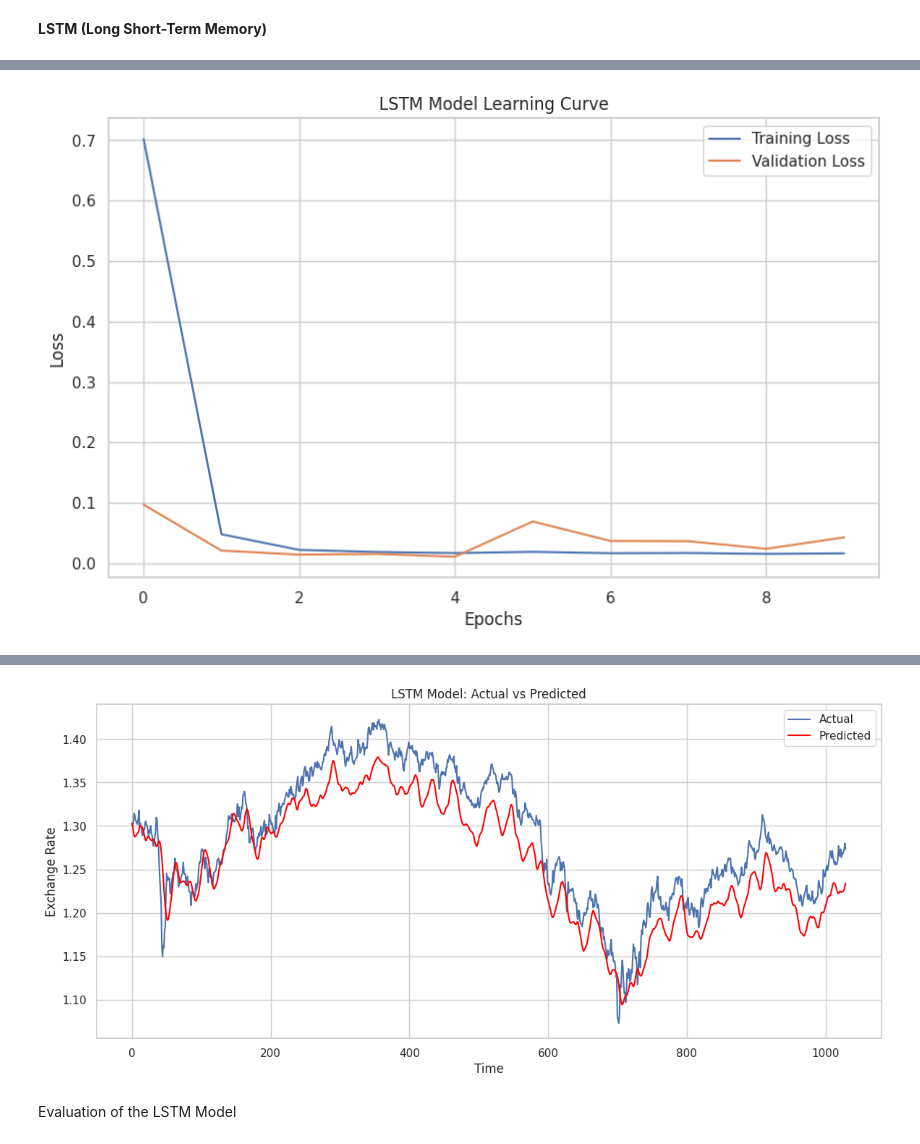
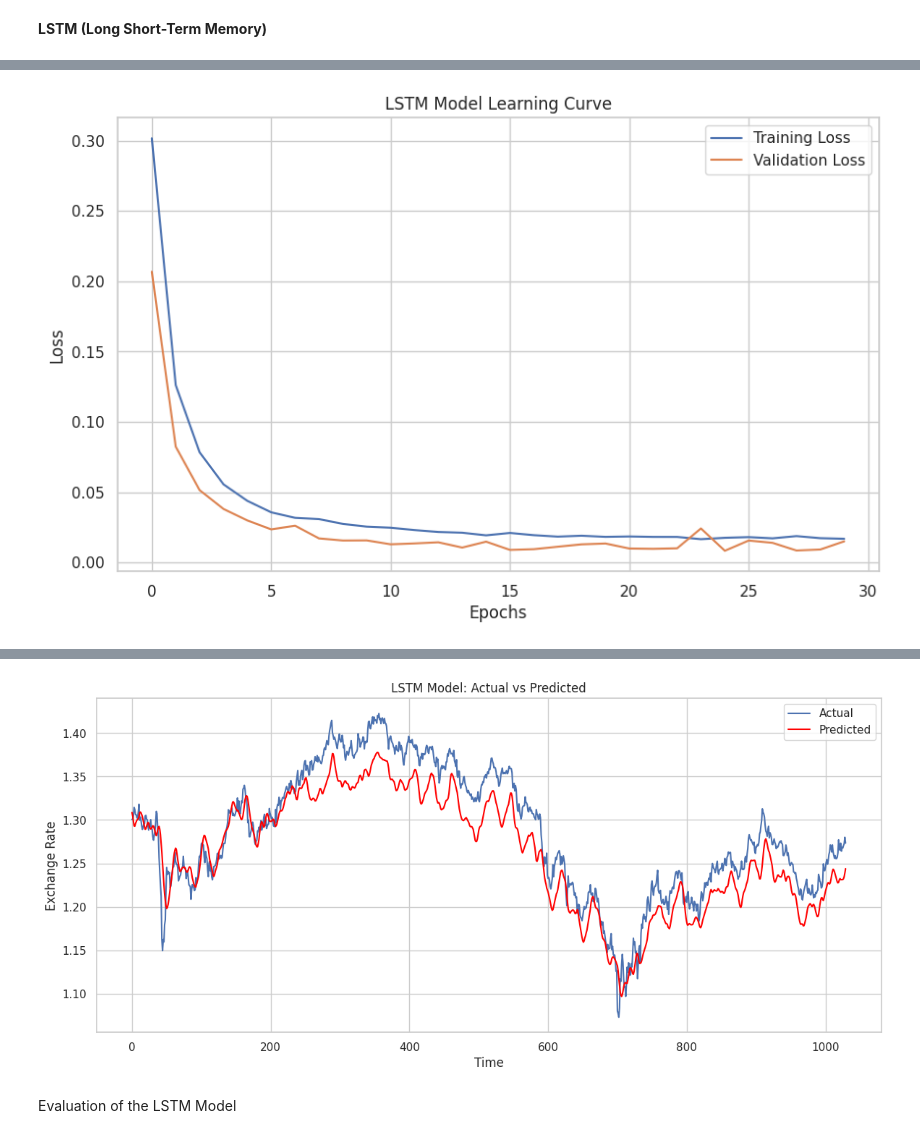
Before and after one commit to FunmilolaAdetuwo/Final-Project, a Jupyter notebook: Advanced_AI_Techniques_for_Predicting_Currency_Exchange_Rates_A_Deep_Learning_Approach.ipynb, the cells around one changed output, grey strips where cells are left out. Drawn from its saved outputs; the diff is of its cells as text; code cells hidden in the pictures.

```diff
--- a/Advanced_AI_Techniques_for_Predicting_Currency_Exchange_Rates_A_Deep_Learning_Approach.ipynb
+++ b/Advanced_AI_Techniques_for_Predicting_Currency_Exchange_Rates_A_Deep_Learning_Approach.ipynb
@@ -647,26 +647,27 @@ tf.random.set_seed(42)
 np.random.seed(42)
 
 
+# Ensuring that i have a consistent environment
+print("TensorFlow version:", tf.__version__)
+
 def build_model(hp):
     mdl_lstm_hp = Sequential()
+    mdl_lstm_hp.add(Input(shape=(X_trn_seq.shape[1], X_trn_seq.shape[2])))
     mdl_lstm_hp.add(LSTM(
-        units=hp.Int('units', min_value=32, max_value=128, step=32),
+        units=hp.get('units'),
         return_sequences=True,
-        input_shape=(X_trn_seq.shape[1], X_trn_seq.shape[2]),
-        kernel_regularizer=tf.keras.regularizers.l2(hp.Choice('l2_1', values=[0.01, 0.001, 0.0001]))
+        kernel_regularizer=tf.keras.regularizers.l2(hp.get('l2_1'))
     ))
-    mdl_lstm_hp.add(Dropout(rate=hp.Float('dropout1', min_value=0.1, max_value=0.5, step=0.1)))
-    mdl_lstm_hp.add(LSTM(units=hp.Int('units2', min_value=32, max_value=128, step=32), return_sequences=False,
-                         kernel_regularizer=tf.keras.regularizers.l2(hp.Choice('l2_2', values=[0.01, 0.001, 0.0001]))))
-    mdl_lstm_hp.add(Dropout(rate=hp.Float('dropout2', min_value=0.1, max_value=0.5, step=0.1)))
+    mdl_lstm_hp.add(Dropout(hp.get('dropout1')))
+    mdl_lstm_hp.add(LSTM(
+        units=hp.get('units2'),
+        kernel_regularizer=tf.keras.regularizers.l2(hp.get('l2_2'))
+    ))
+    mdl_lstm_hp.add(Dropout(hp.get('dropout2')))
     mdl_lstm_hp.add(Dense(1))
-    mdl_lstm_hp.compile(
-        optimizer=Adam(hp.Choice('learning_rate', values=[1e-4, 1e-3, 1e-2])),
-        loss='mean_squared_error'
-    )
+    mdl_lstm_hp.compile(optimizer=Adam(learning_rate=hp.get('learning_rate')),
+                  loss='mean_squared_error')
     return mdl_lstm_hp
-
-
 
 tnr_lstm = RandomSearch(
     build_model,
@@ -679,7 +680,7 @@ tnr_lstm = RandomSearch(
 
 
 # Early stopping to prevent overfitting
-early_stopping = EarlyStopping(monitor='val_loss', patience=5, restore_best_weights=True)
+early_stopping = EarlyStopping(monitor='val_loss', patience=10, restore_best_weights=True)
 
 
 tnr_lstm.search(
@@ -689,12 +690,17 @@ tnr_lstm.search(
     callbacks=[early_stopping]
 )
 
+
 # Getting the best model
-bst_hp_lstm = tnr_lstm.get_best_models(num_models=1)[0]
+bst_hp_lstm = tnr_lstm.get_best_hyperparameters(num_trials=1)[0]
+
+bst_mdl_hp_lstm = build_model(bst_hp_lstm)
+
 
 
 # Fit the best model
-hstory_lstm = bst_hp_lstm.fit(X_trn_seq, y_trn_seq, epochs=30, validation_split=0.2, callbacks=[early_stopping])
+hstory_lstm = bst_mdl_hp_lstm.fit(X_trn_seq, y_trn_seq, epochs=30, validation_split=0.2, callbacks=[early_stopping])
+
 
 # Plotting the learning curve
 plt.figure(figsize=(10, 6))
@@ -709,9 +715,10 @@ plt.show()
 
 
 # Evaluate the model
-y_pred_scaled_hp = bst_hp_lstm.predict(X_tst_seq)
+y_pred_scaled_hp = bst_mdl_hp_lstm.predict(X_tst_seq)
 y_pred_hp = tgt_sclr.inverse_transform(y_pred_scaled_hp)
 y_actl_hp = tgt_sclr.inverse_transform(y_tst_seq)
+
 
 plt.figure(figsize=(14, 6))
 plt.plot(y_actl_hp, label='Actual')
@@ -726,0 +749 @@ Epoch 1/30
+[figure, new version]
@@ -746 +750,0 @@ Epoch 10/30
-[figure, old version]
@@ -748,4 +751,4 @@ Epoch 10/30
-[figure, old version]
+[figure, new version]
 # %% [markdown]
 Evaluation of the LSTM Model
 # %%
```
Also changed, not shown: parts of 8 cells of this notebook.
